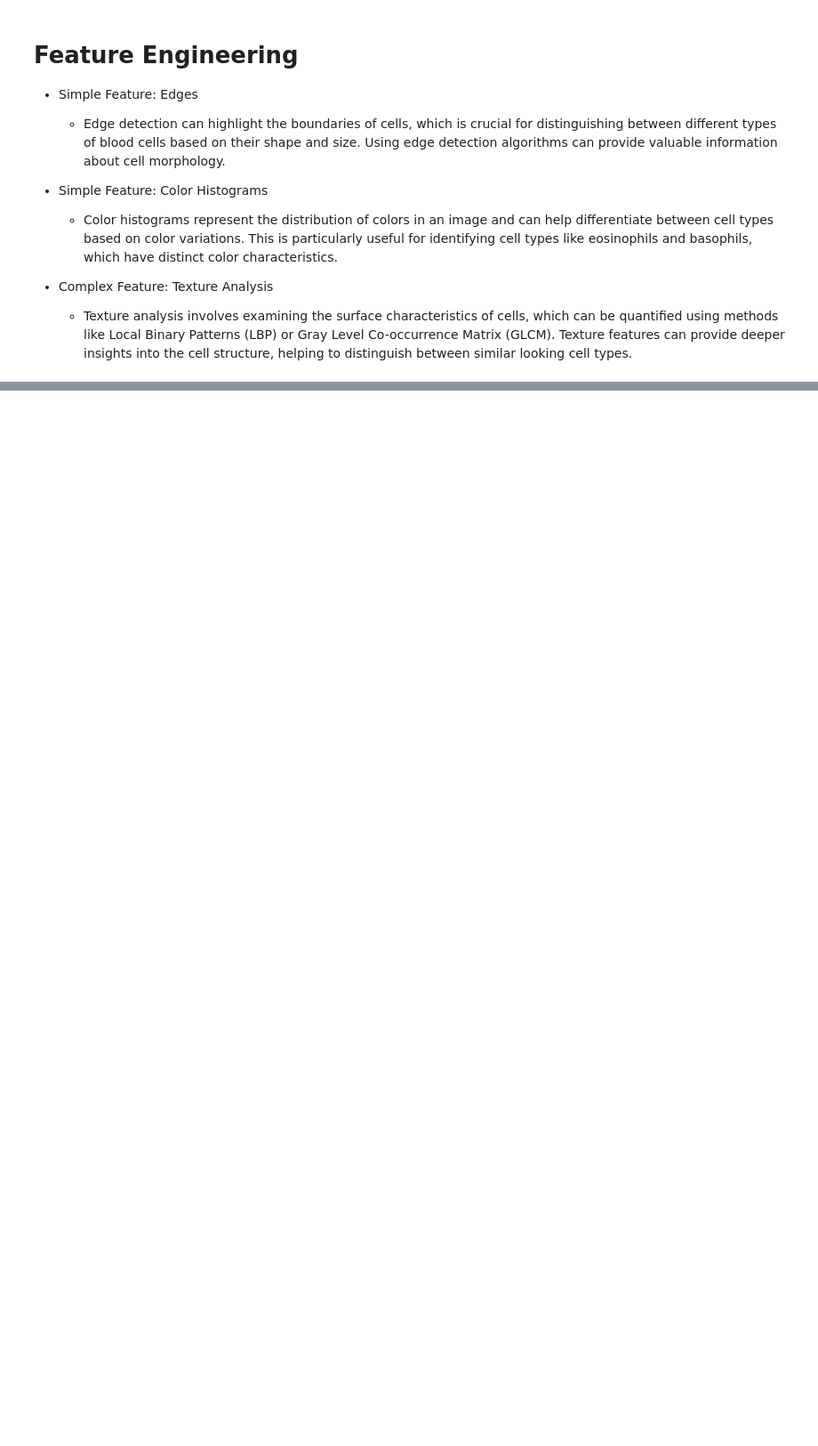
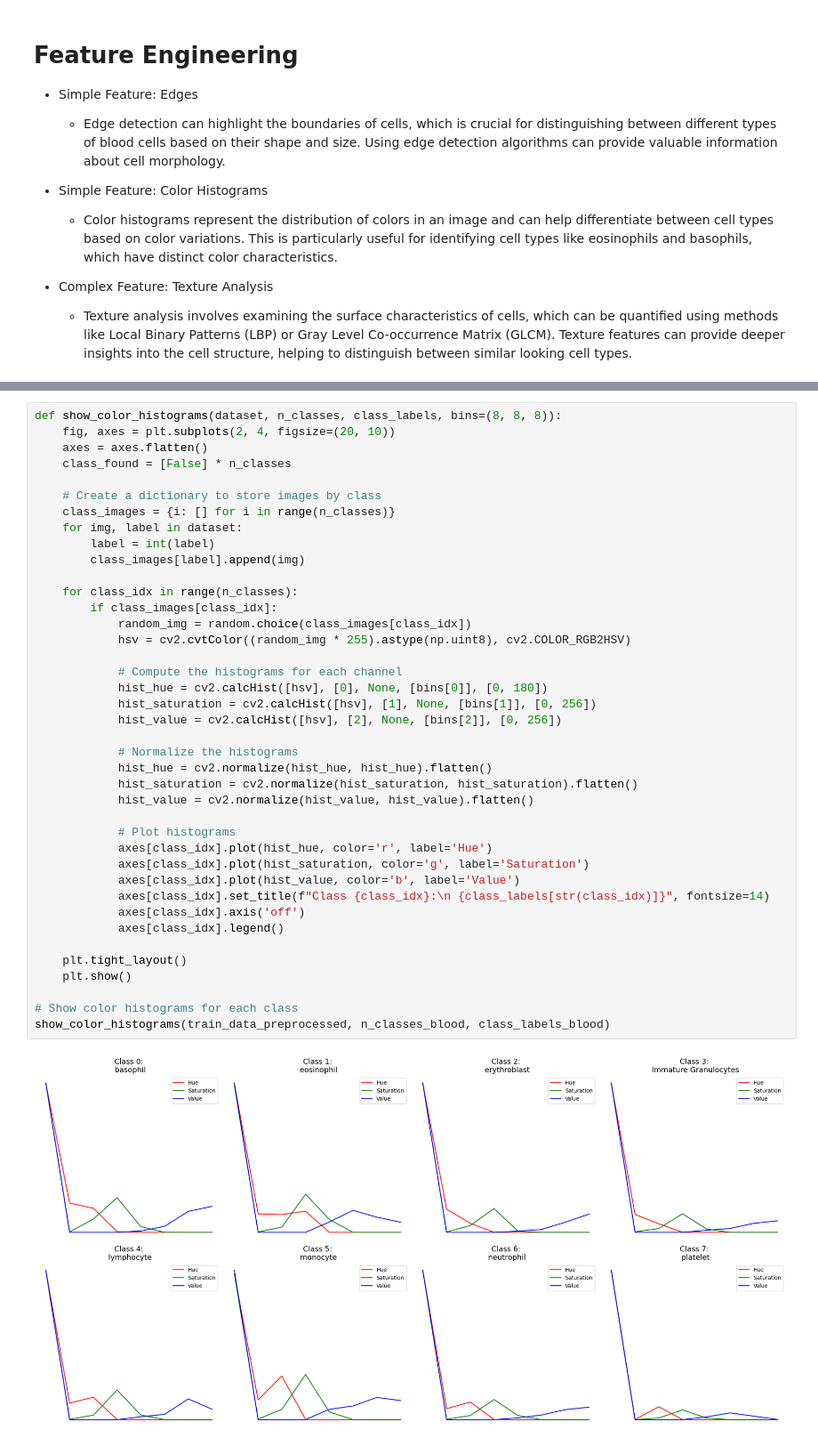
Before and after one commit to alowitz/BloodMNSIT, a Jupyter notebook: BloodMNIST.ipynb, the cells around one changed output, grey strips where cells are left out. Shown at 89% size. Cells and saved outputs as stored; diff of their text form; blank space fills up the shorter version.

```diff
--- a/BloodMNIST.ipynb
+++ b/BloodMNIST.ipynb
@@ -229,0 +300,42 @@ show_comparison(train_data, n_images=5)
+# %%
+def show_color_histograms(dataset, n_classes, class_labels, bins=(8, 8, 8)):
+    fig, axes = plt.subplots(2, 4, figsize=(20, 10))
+    axes = axes.flatten()
+    class_found = [False] * n_classes
+
+    # Create a dictionary to store images by class
+    class_images = {i: [] for i in range(n_classes)}
+    for img, label in dataset:
+        label = int(label)
+        class_images[label].append(img)
+
+    for class_idx in range(n_classes):
+        if class_images[class_idx]:
+            random_img = random.choice(class_images[class_idx])
+            hsv = cv2.cvtColor((random_img * 255).astype(np.uint8), cv2.COLOR_RGB2HSV)
+
+            # Compute the histograms for each channel
+            hist_hue = cv2.calcHist([hsv], [0], None, [bins[0]], [0, 180])
+            hist_saturation = cv2.calcHist([hsv], [1], None, [bins[1]], [0, 256])
+            hist_value = cv2.calcHist([hsv], [2], None, [bins[2]], [0, 256])
+
+            # Normalize the histograms
+            hist_hue = cv2.normalize(hist_hue, hist_hue).flatten()
+            hist_saturation = cv2.normalize(hist_saturation, hist_saturation).flatten()
+            hist_value = cv2.normalize(hist_value, hist_value).flatten()
+
+            # Plot histograms
+            axes[class_idx].plot(hist_hue, color='r', label='Hue')
+            axes[class_idx].plot(hist_saturation, color='g', label='Saturation')
+            axes[class_idx].plot(hist_value, color='b', label='Value')
+            axes[class_idx].set_title(f"Class {class_idx}:\n {class_labels[str(class_idx)]}", fontsize=14)
+            axes[class_idx].axis('off')
+            axes[class_idx].legend()
+
+    plt.tight_layout()
+    plt.show()
+
+# Show color histograms for each class
+show_color_histograms(train_data_preprocessed, n_classes_blood, class_labels_blood)
+# %% [output]
+[figure, added]
```
Also changed, not shown: parts of 25 cells of this notebook.
